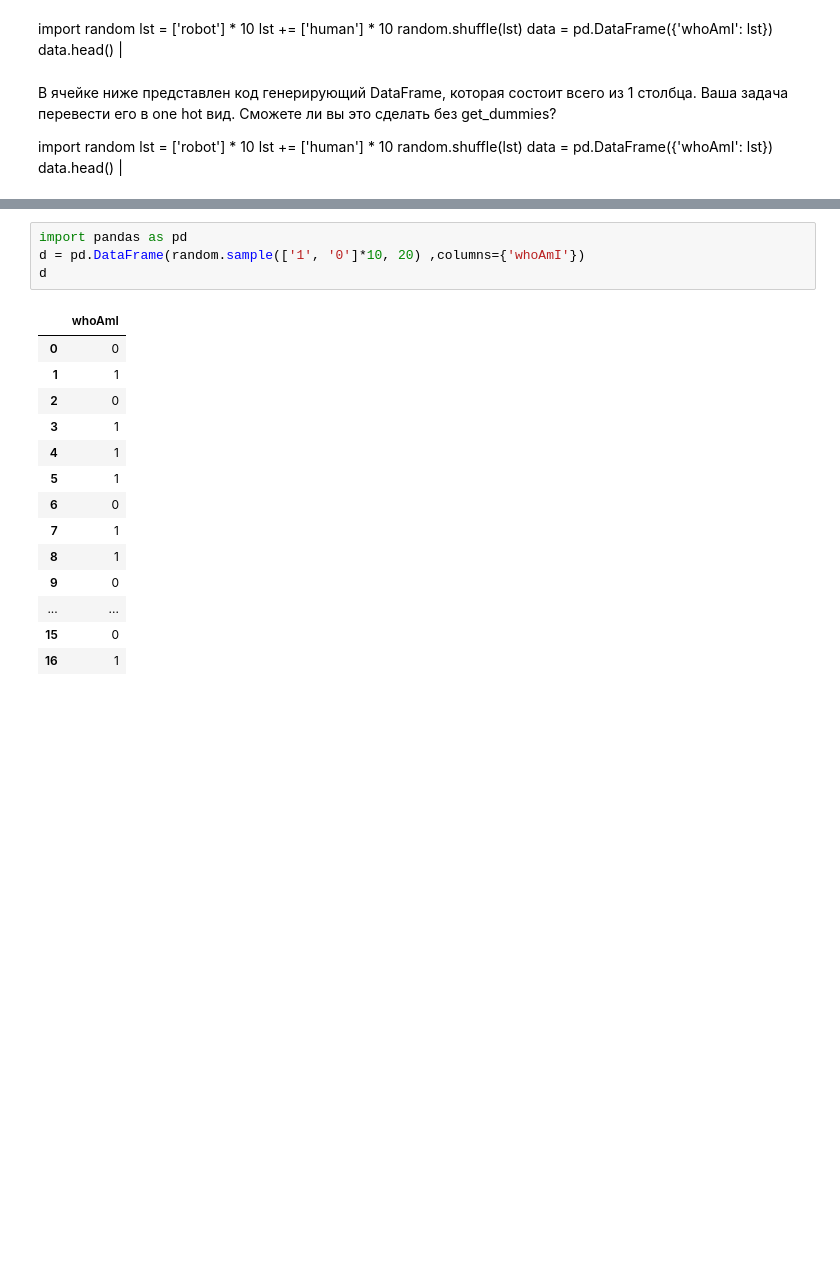
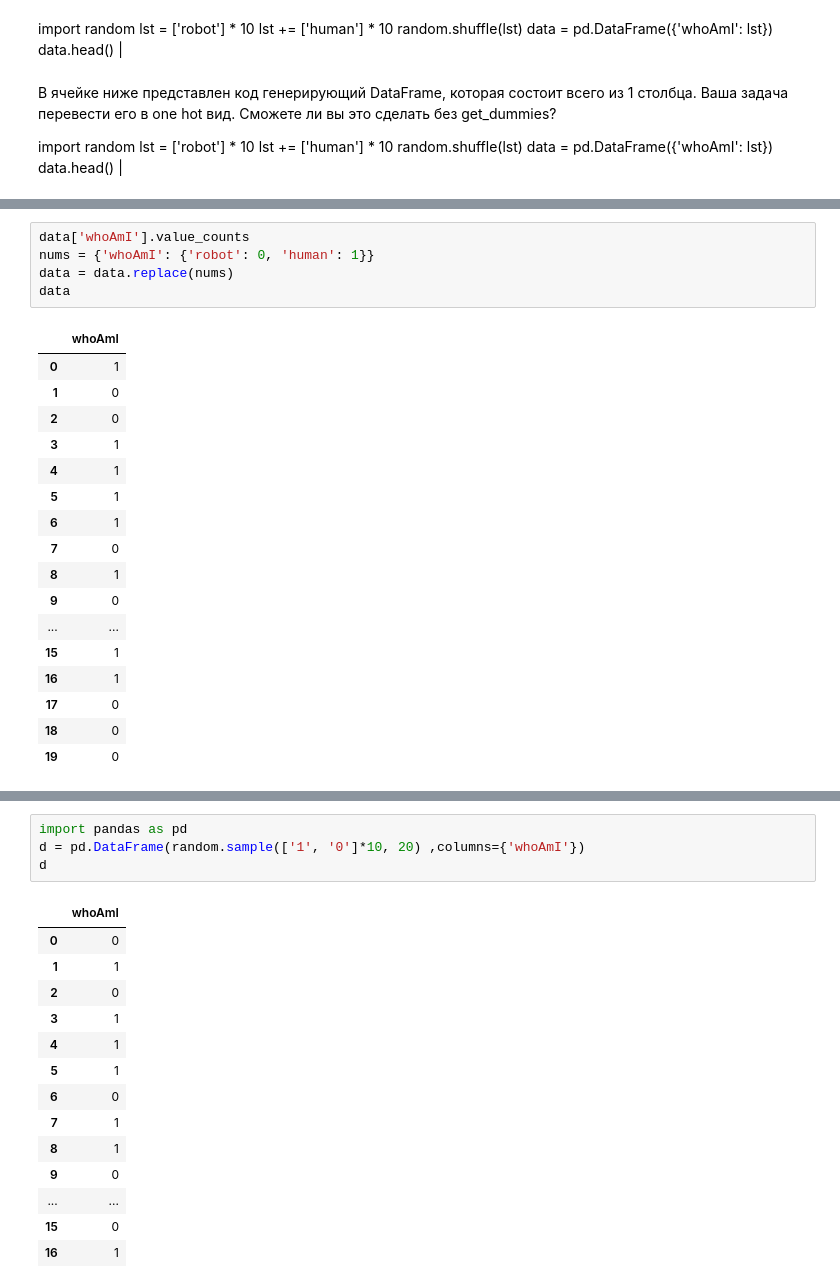
Before and after one commit to Zuma24/Python, a Jupyter notebook: Дз/10.ipynb, the cells around one changed output, grey strips where cells are left out. Cells and saved outputs as stored; diff of their text form; blank space fills up the shorter version.

```diff
--- a/Дз/10.ipynb
+++ b/Дз/10.ipynb
@@ -110,3 +135,26 @@ data.head() |
+# %%
+data['whoAmI'].value_counts
+nums = {'whoAmI': {'robot': 0, 'human': 1}}
+data = data.replace(nums)
+data
+# %% [output]
+|  | whoAmI |
+| 0 | 1 |
+| 1 | 0 |
+| 2 | 0 |
+| 3 | 1 |
+| 4 | 1 |
+| 5 | 1 |
+| 6 | 1 |
+| 7 | 0 |
+| 8 | 1 |
+| 9 | 0 |
+| ... | ... |
+| 15 | 1 |
+| 16 | 1 |
+| 17 | 0 |
+| 18 | 0 |
+| 19 | 0 |
 # %%
 import random
 lst = ['robot'] * 10
```
Also changed, not shown: parts of 4 cells of this notebook, 1 other file.
